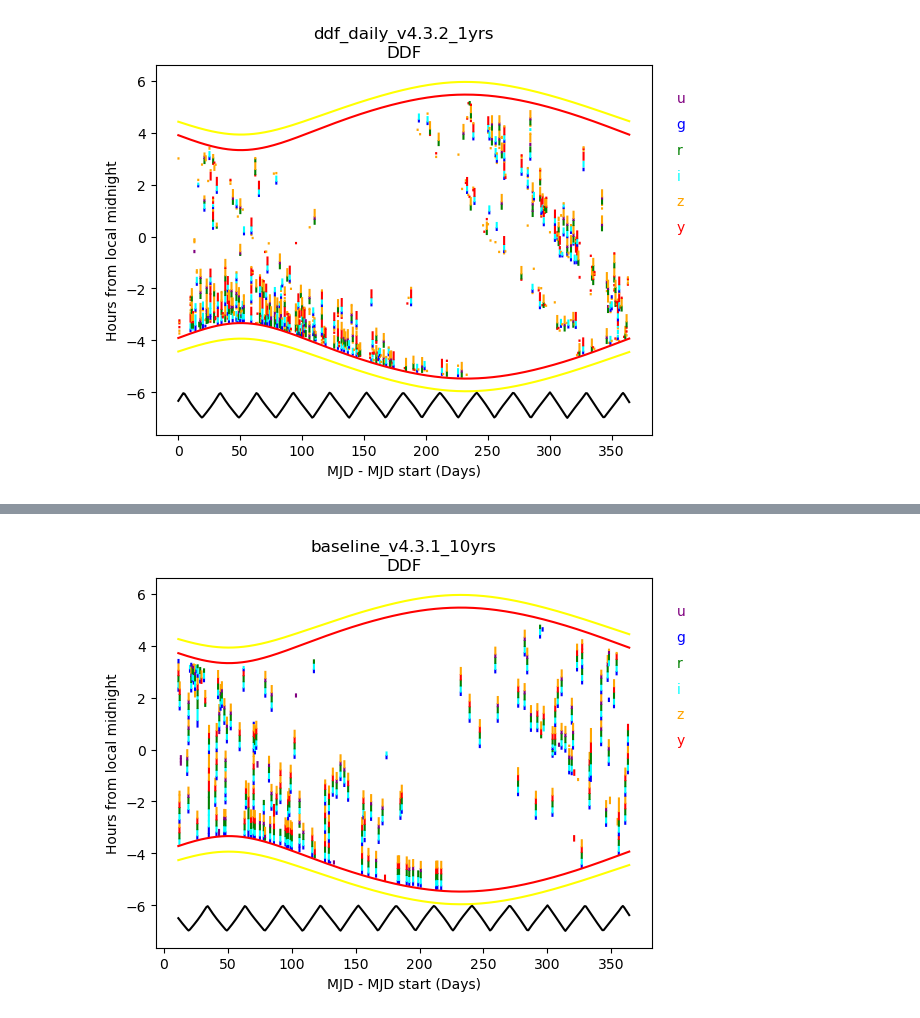
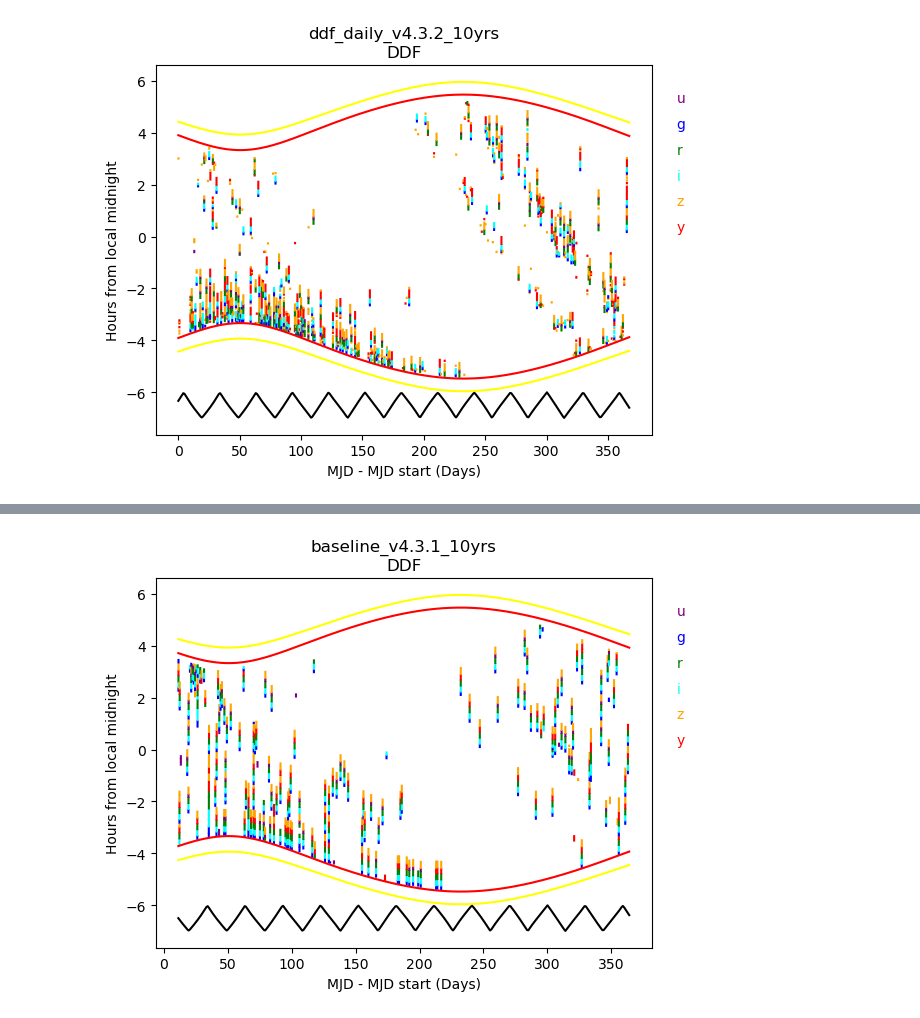
Before and after one commit to lsst-sims/sims_featureScheduler_runs4.3, a Jupyter notebook: ddf_daily/ddf_hourglass.ipynb, the cells around one changed output, grey strips where cells are left out. Drawn from its saved outputs; the diff is of its cells as text; code cells hidden in the pictures.

```diff
--- a/ddf_daily/ddf_hourglass.ipynb
+++ b/ddf_daily/ddf_hourglass.ipynb
@@ -11,23 +11,21 @@ import copy
 from rubin_sim.data import get_baseline
 from os.path import basename
 # %%
-db_file = "ddf_daily_v4.3.2_1yrs.db"
+db_file = "ddf_daily_v4.3.2_10yrs.db"
 run_name = basename(db_file).replace('.db', '')
 con = sqlite3.connect(db_file)
-df = pd.read_sql('select * from observations;', con)
+df = pd.read_sql('select * from observations where night <= 365;', con)
 con.close()
 visits_array = df.to_records(index=False)
 
 
 # If we want to use some automated label generation
 info = {"run_name": run_name}
 ddf_indx = ['DD:' in note for note in visits_array["scheduler_note"]]
 
 sub_data = visits_array[ddf_indx]
 info['observations_subset'] = "DDF"
 pm = maf.PlotHourglass(info=info)
 fig = pm(sub_data)
-
-f
 # %% [output]
-[figure, old version]
+[figure, new version]
```
Also changed, not shown: parts of 2 cells of this notebook.
